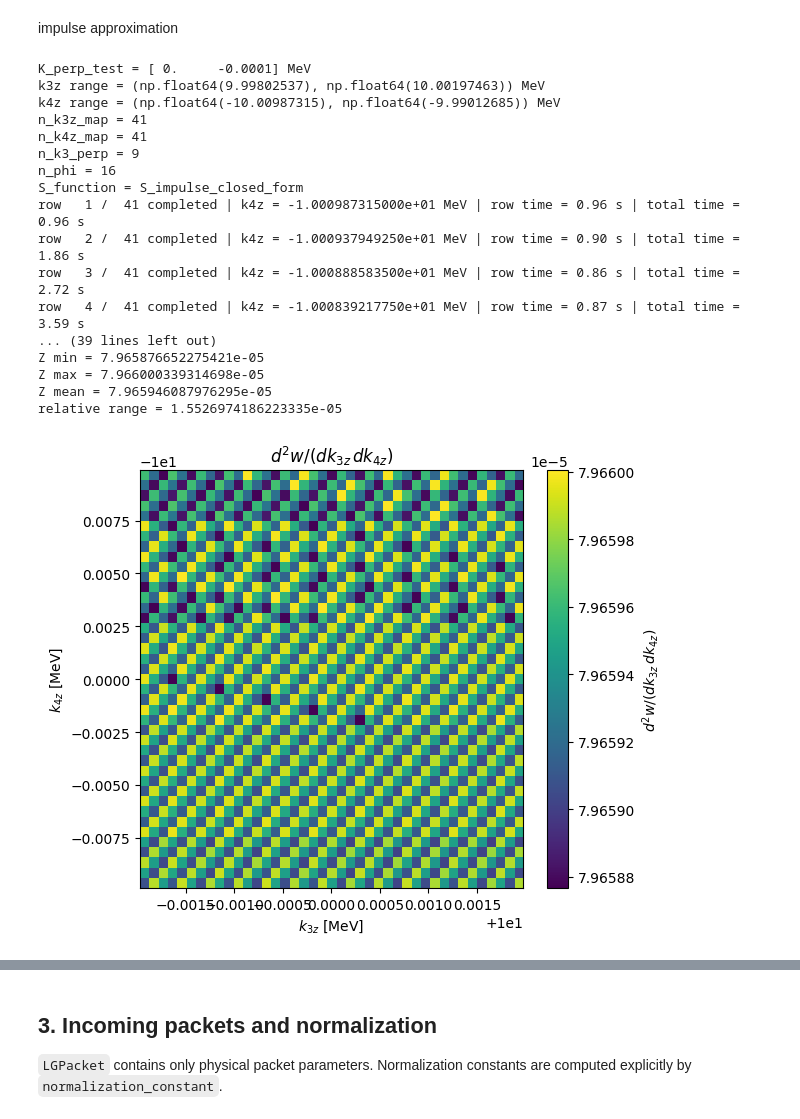
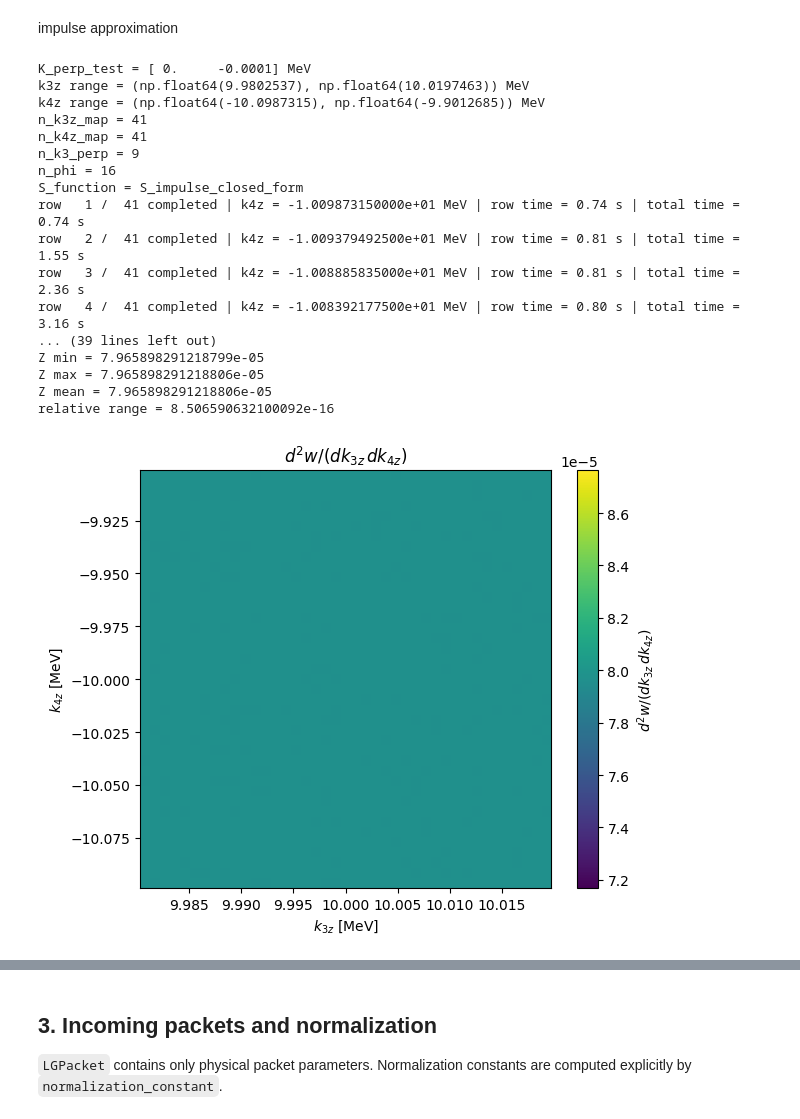
Before and after one commit to Anton-Murtazin/moller_vortex, a Jupyter notebook: analysis_workspace.ipynb, the cells around one changed output, grey strips where cells are left out. Drawn from its saved outputs; the diff is of its cells as text; code cells hidden in the pictures.

```diff
--- a/analysis_workspace.ipynb
+++ b/analysis_workspace.ipynb
@@ -1257,14 +1257,14 @@ S_function = mv.S_impulse_closed_form
 K_perp_test = np.array([0.0, -1.0e-4], dtype=float)  # MeV
 
 k3z_values = np.linspace(
-    packet1.kbar_z - 50.0 * packet1.sigma_par,
-    packet1.kbar_z + 50.0 * packet1.sigma_par,
+    packet1.kbar_z - 500.0 * packet1.sigma_par,
+    packet1.kbar_z + 500.0 * packet1.sigma_par,
     41,
 )
 
 k4z_values = np.linspace(
-    packet2.kbar_z - 50.0 * packet2.sigma_par,
-    packet2.kbar_z + 50.0 * packet2.sigma_par,
+    packet2.kbar_z - 500.0 * packet2.sigma_par,
+    packet2.kbar_z + 500.0 * packet2.sigma_par,
     41,
 )
 
@@ -1603,41 +1603,41 @@ ax.set_ylabel(r"$d^2w/(dk_{3z}\,dk_{4z})$")
 ax.set_title(rf"Slice at $k_{{4z}}={k4z_values[i4_mid]:.8f}$ MeV")
 ax.grid(True)
 
 fig.tight_layout()
 plt.show()
 
 fig, ax = plt.subplots(figsize=(6.4, 4.2))
 
 ax.plot(
     k4z_values,
     Z_long[:, i3_mid],
     marker="o",
     linewidth=1.4,
 )
 
 ax.set_xlabel(r"$k_{4z}$ [MeV]")
 ax.set_ylabel(r"$d^2w/(dk_{3z}\,dk_{4z})$")
 ax.set_title(rf"Slice at $k_{{3z}}={k3z_values[i3_mid]:.8f}$ MeV")
 ax.grid(True)
 
 fig.tight_layout()
 plt.show()
 # %% [output]
 K_perp_test = [ 0.     -0.0001] MeV
-k3z range = (np.float64(9.99802537), np.float64(10.00197463)) MeV
-k4z range = (np.float64(-10.00987315), np.float64(-9.99012685)) MeV
+k3z range = (np.float64(9.9802537), np.float64(10.0197463)) MeV
+k4z range = (np.float64(-10.0987315), np.float64(-9.9012685)) MeV
 n_k3z_map = 41
 n_k4z_map = 41
 n_k3_perp = 9
 n_phi = 16
 S_function = S_impulse_closed_form
-row   1 /  41 completed | k4z = -1.000987315000e+01 MeV | row time = 0.96 s | total time = 0.96 s
-row   2 /  41 completed | k4z = -1.000937949250e+01 MeV | row time = 0.90 s | total time = 1.86 s
-row   3 /  41 completed | k4z = -1.000888583500e+01 MeV | row time = 0.86 s | total time = 2.72 s
-row   4 /  41 completed | k4z = -1.000839217750e+01 MeV | row time = 0.87 s | total time = 3.59 s
+row   1 /  41 completed | k4z = -1.009873150000e+01 MeV | row time = 0.74 s | total time = 0.74 s
+row   2 /  41 completed | k4z = -1.009379492500e+01 MeV | row time = 0.81 s | total time = 1.55 s
+row   3 /  41 completed | k4z = -1.008885835000e+01 MeV | row time = 0.81 s | total time = 2.36 s
+row   4 /  41 completed | k4z = -1.008392177500e+01 MeV | row time = 0.80 s | total time = 3.16 s
 ... (39 lines left out)
-Z min = 7.965876652275421e-05
-Z max = 7.966000339314698e-05
-Z mean = 7.965946087976295e-05
-relative range = 1.5526974186223335e-05
+Z min = 7.965898291218799e-05
+Z max = 7.965898291218806e-05
+Z mean = 7.965898291218806e-05
+relative range = 8.506590632100092e-16
-[figure, old version]
+[figure, new version]
```
Also changed, not shown: parts of 4 cells of this notebook.
